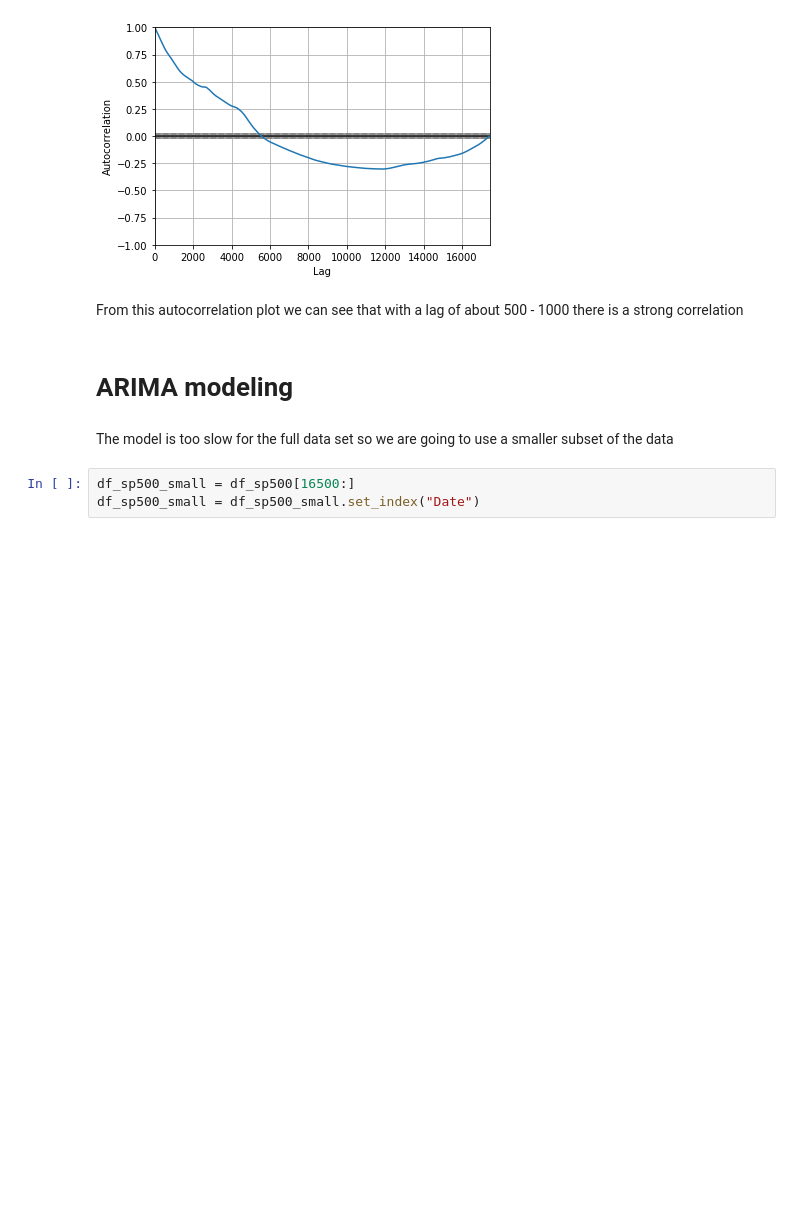
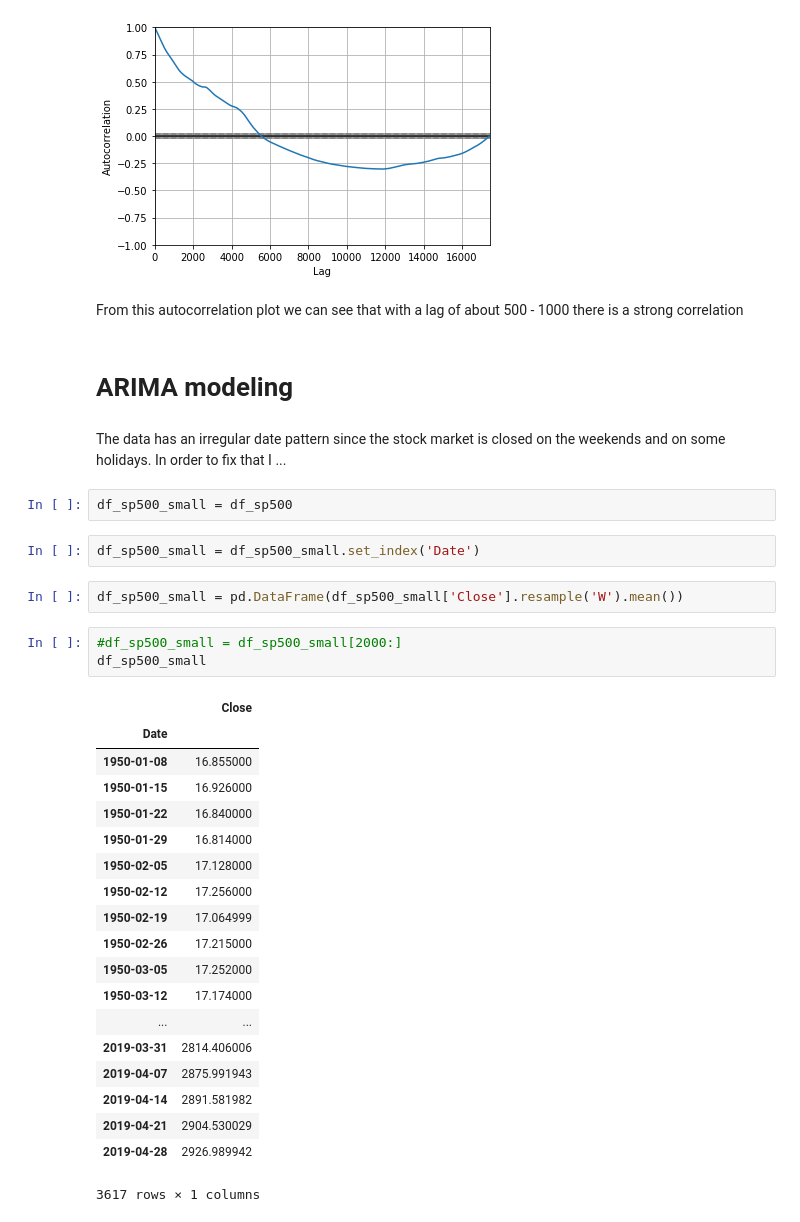
Before and after one commit to Allen-Z-4230/FutureGas, a Jupyter notebook: future_gas_folder/S&P500 Explore.ipynb, the cells around one changed output. Drawn from its saved outputs; the diff is of its cells as text; blank space fills up the shorter version.

```diff
--- a/future_gas_folder/S&P500 Explore.ipynb
+++ b/future_gas_folder/S&P500 Explore.ipynb
@@ -83,11 +84,37 @@ autocorrelation_plot(df_sp500['Close'])
 From this autocorrelation plot we can see that with a lag of about 500 - 1000 there is a strong correlation
 # %% [markdown]
 # ARIMA modeling
-# %% [markdown]
-The model is too slow for the full data set so we are going to use a smaller subset of the data
+# %% [markdown]
+The data has an irregular date pattern since the stock market is closed on the weekends and on some holidays. In order to fix that I ...
+# %%
+df_sp500_small = df_sp500
 # %%
-df_sp500_small = df_sp500[16500:]
-df_sp500_small = df_sp500_small.set_index("Date")
+df_sp500_small = df_sp500_small.set_index('Date')
+# %%
+df_sp500_small = pd.DataFrame(df_sp500_small['Close'].resample('W').mean())
+# %%
+#df_sp500_small = df_sp500_small[2000:]
+df_sp500_small
+# %% [output]
+|  | Close |
+| Date |  |
+| 1950-01-08 | 16.855000 |
+| 1950-01-15 | 16.926000 |
+| 1950-01-22 | 16.840000 |
+| 1950-01-29 | 16.814000 |
+| 1950-02-05 | 17.128000 |
+| 1950-02-12 | 17.256000 |
+| 1950-02-19 | 17.064999 |
+| 1950-02-26 | 17.215000 |
+| 1950-03-05 | 17.252000 |
+| 1950-03-12 | 17.174000 |
+| ... | ... |
+| 2019-03-31 | 2814.406006 |
+| 2019-04-07 | 2875.991943 |
+| 2019-04-14 | 2891.581982 |
+| 2019-04-21 | 2904.530029 |
+| 2019-04-28 | 2926.989942 |
+3617 rows × 1 columns
 # %%
 autocorrelation_plot(df_sp500_small['Close'])
 # %% [output]
```
Also changed, not shown: parts of 4 cells of this notebook.
